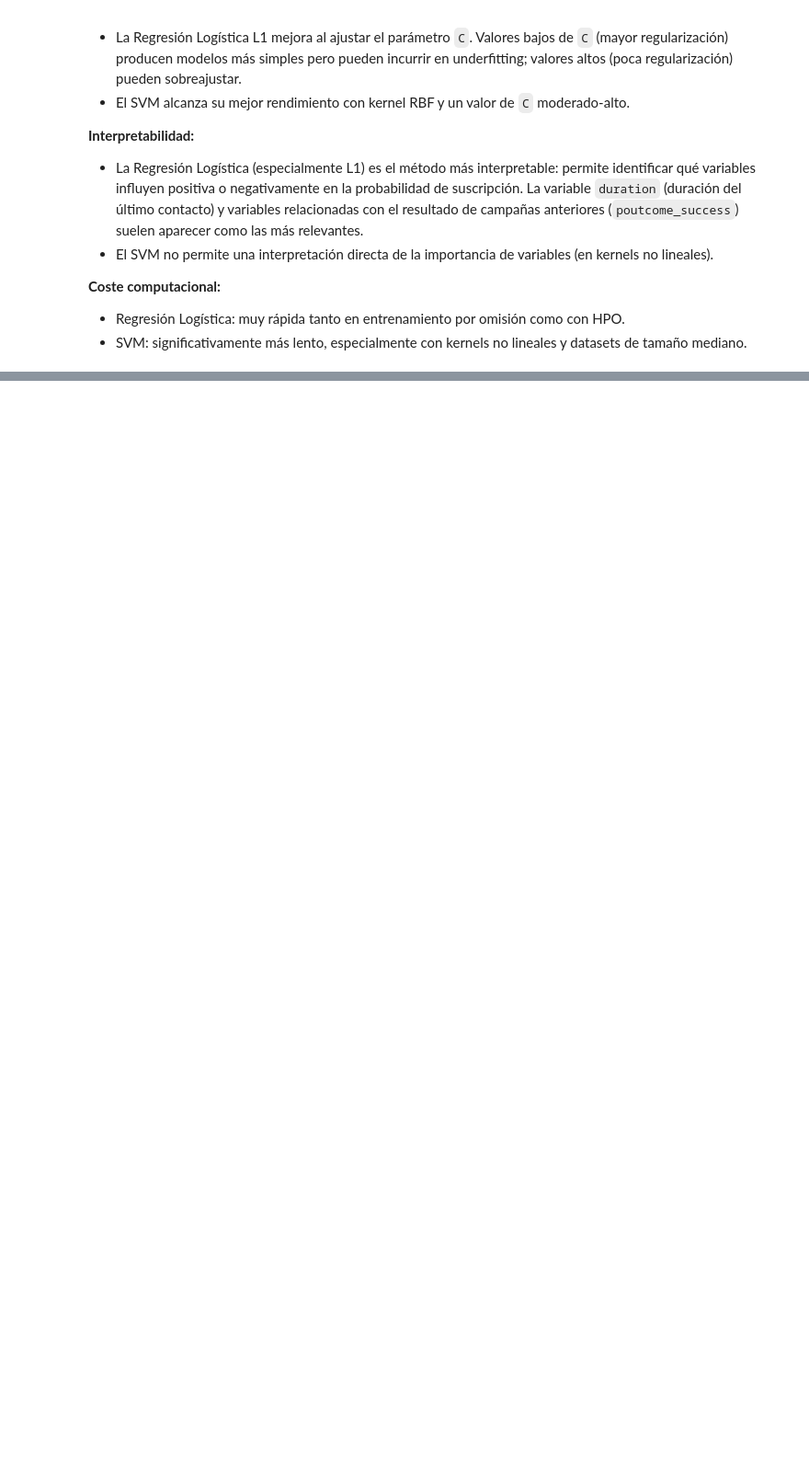
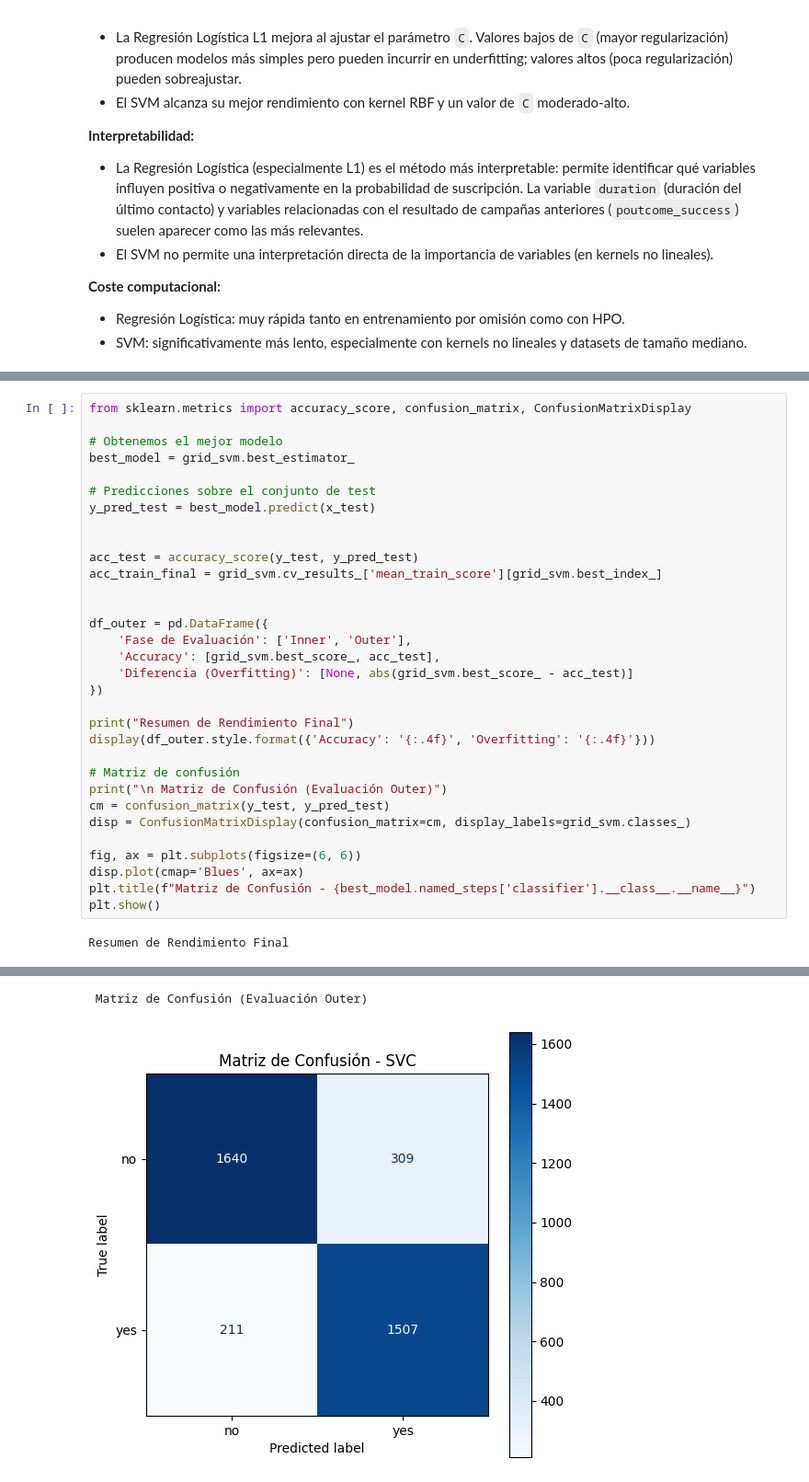
Before and after one commit to jaimesanchez-dev/Practica-1-Machine-Learning-3-Carrera, a Jupyter notebook: main.ipynb, the cells around one changed output, grey strips where cells are left out. Shown at 92% size. Cells and saved outputs as stored; diff of their text form; blank space fills up the shorter version.

Commit message:
resultados y modelo final

```diff
--- a/main.ipynb
+++ b/main.ipynb
@@ -1175,0 +1251,34 @@ cat__poutcome_success     2.169079
+# %%
+from sklearn.metrics import accuracy_score, confusion_matrix, ConfusionMatrixDisplay
+
+# Obtenemos el mejor modelo
+best_model = grid_svm.best_estimator_
+
+# Predicciones sobre el conjunto de test
+y_pred_test = best_model.predict(x_test)
+
+
+acc_test = accuracy_score(y_test, y_pred_test)
+acc_train_final = grid_svm.cv_results_['mean_train_score'][grid_svm.best_index_]
+
+
+df_outer = pd.DataFrame({
+    'Fase de Evaluación': ['Inner', 'Outer'],
+    'Accuracy': [grid_svm.best_score_, acc_test],
+    'Diferencia (Overfitting)': [None, abs(grid_svm.best_score_ - acc_test)]
+})
+
+print("Resumen de Rendimiento Final")
+display(df_outer.style.format({'Accuracy': '{:.4f}', 'Overfitting': '{:.4f}'}))
+
+# Matriz de confusión
+print("\n Matriz de Confusión (Evaluación Outer)")
+cm = confusion_matrix(y_test, y_pred_test)
+disp = ConfusionMatrixDisplay(confusion_matrix=cm, display_labels=grid_svm.classes_)
+
+fig, ax = plt.subplots(figsize=(6, 6))
+disp.plot(cmap='Blues', ax=ax)
+plt.title(f"Matriz de Confusión - {best_model.named_steps['classifier'].__class__.__name__}")
+plt.show()
+# %% [output]
+Resumen de Rendimiento Final
@@ -1175,0 +1288,2 @@ cat__poutcome_success     2.169079
+ Matriz de Confusión (Evaluación Outer)
+[figure, added]
```
Also changed, not shown: parts of 24 cells of this notebook, 2 other files.
